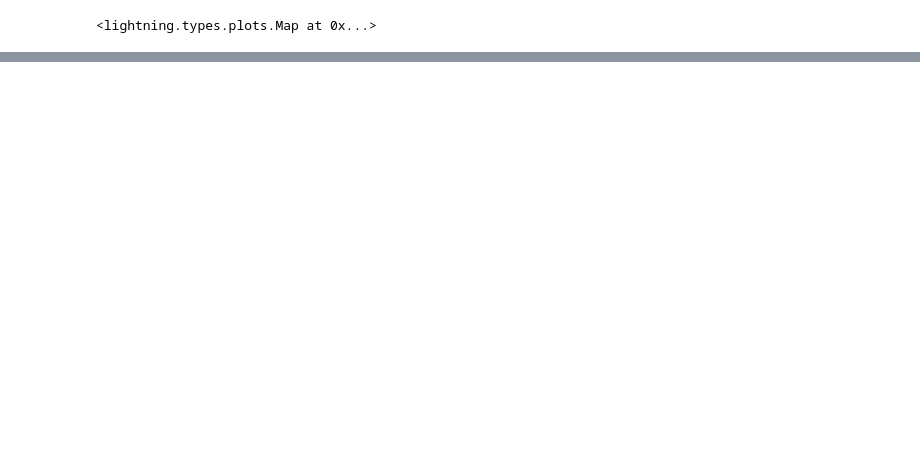
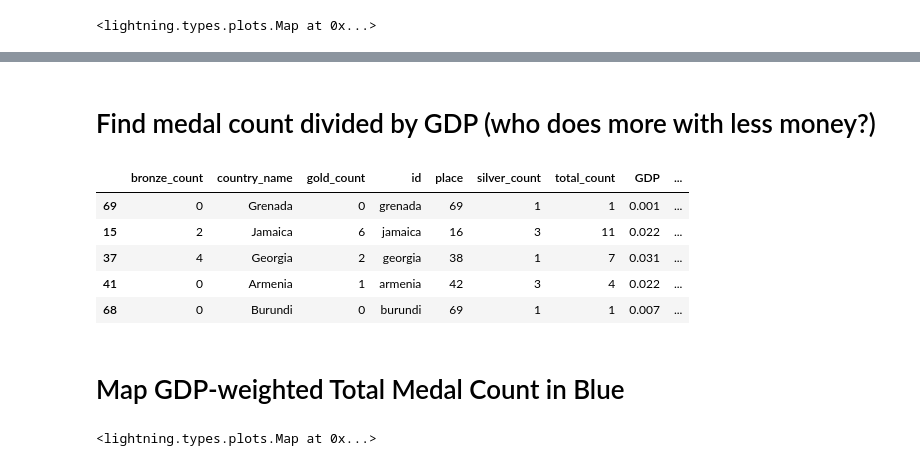
Before and after one commit to davidbradway/medalsnorm, a Jupyter notebook: MedalsNorm.ipynb, the cells around one changed output, grey strips where cells are left out. Drawn from its saved outputs; the diff is of its cells as text; code cells hidden in the pictures; blank space fills up the shorter version.

```diff
--- a/MedalsNorm.ipynb
+++ b/MedalsNorm.ipynb
@@ -168,0 +146,23 @@ lgn.map(mycountries, values, colormap='Purples', width=900)
+# %% [markdown]
+# Find medal count divided by GDP (who does more with less money?)
+# %%
+medalsDF.loc[:, 'medalspergdp'] = pd.Series(col, index=medalsDF.index)
+medalsDF.loc[:, 'medalspergdp'] = medalsDF.loc[:, 'total_count'] \
+                                  / medalsDF.loc[:, 'GDP'] \
+                                  * medalsDF.loc[(medalsDF.country_name == 'United States'),'GDP'].values
+medalsDF.sort_values(by='medalspergdp', ascending=False).head()
+# %% [output]
+|  | bronze_count | country_name | gold_count | id | place | silver_count | total_count | GDP | ... |
+| 69 | 0 | Grenada | 0 | grenada | 69 | 1 | 1 | 0.001 | ... |
+| 15 | 2 | Jamaica | 6 | jamaica | 16 | 3 | 11 | 0.022 | ... |
+| 37 | 4 | Georgia | 2 | georgia | 38 | 1 | 7 | 0.031 | ... |
+| 41 | 0 | Armenia | 1 | armenia | 42 | 3 | 4 | 0.022 | ... |
+| 68 | 0 | Burundi | 0 | burundi | 69 | 1 | 1 | 0.007 | ... |
+# %% [markdown]
+# Map GDP-weighted Total Medal Count in Blue
+# %%
+values = medalsDF.loc[medalsDF.loc[:, 'code'].notnull(), 'medalspergdp']
+values = list(values.fillna(0))
+lgn.map(mycountries, values, colormap='Blues', width=600, height=300)
+# %% [output]
+<lightning.types.plots.Map at 0x...>
```
Also changed, not shown: parts of 20 cells of this notebook.
